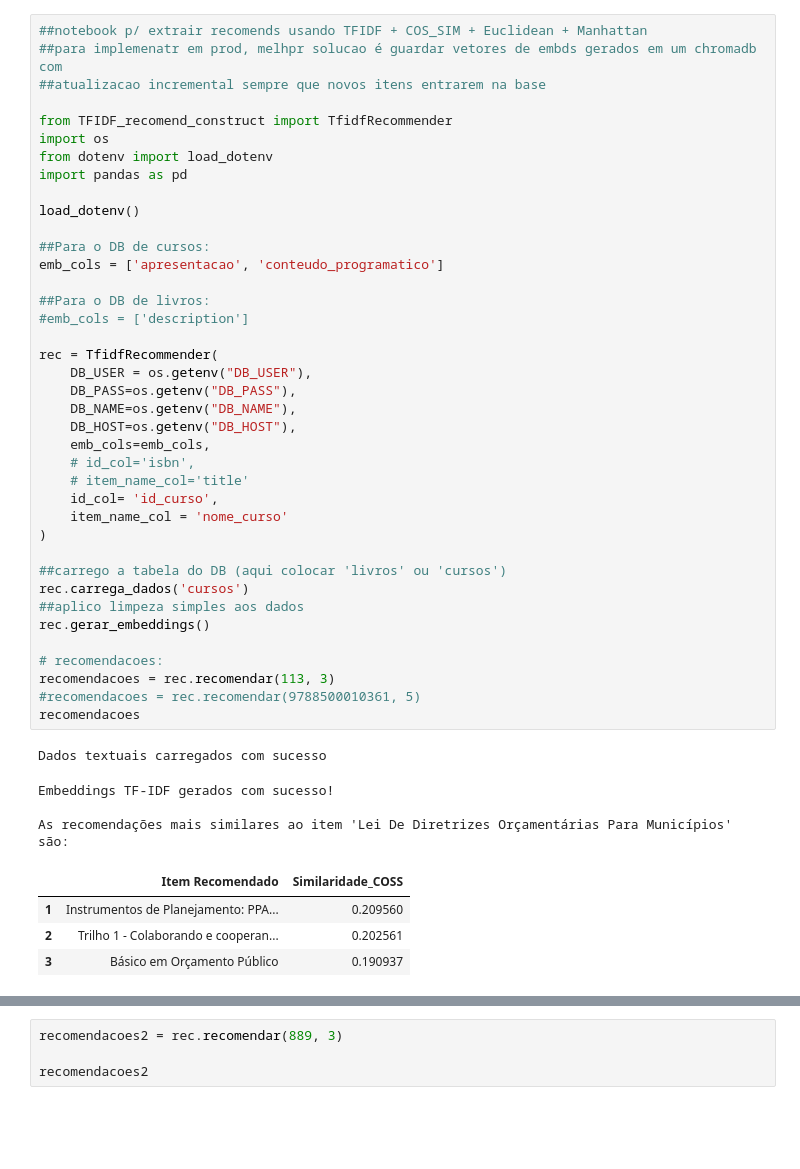
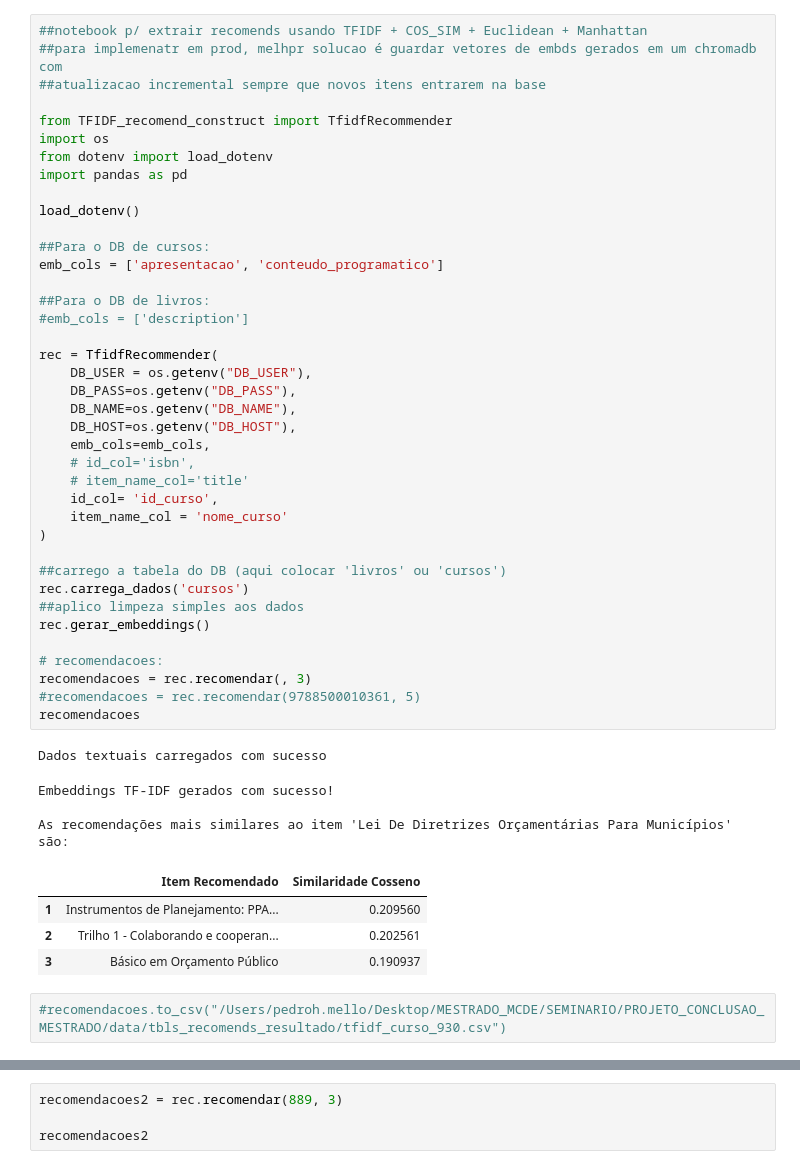
Before and after one commit to mello-pedro/dissertacao_mestrado, a Jupyter notebook: src_tfidf/extrair_recoms_TFIDF.ipynb, the cells around one changed output, grey strips where cells are left out. Cells and saved outputs as stored; diff of their text form; blank space fills up the shorter version.

```diff
--- a/src_tfidf/extrair_recoms_TFIDF.ipynb
+++ b/src_tfidf/extrair_recoms_TFIDF.ipynb
@@ -14,35 +14,37 @@ load_dotenv()
 emb_cols = ['apresentacao', 'conteudo_programatico']
 
 ##Para o DB de livros:
 #emb_cols = ['description']
 
 rec = TfidfRecommender(
     DB_USER = os.getenv("DB_USER"),
     DB_PASS=os.getenv("DB_PASS"),
     DB_NAME=os.getenv("DB_NAME"),
     DB_HOST=os.getenv("DB_HOST"),
     emb_cols=emb_cols,
     # id_col='isbn',
     # item_name_col='title'
     id_col= 'id_curso',
     item_name_col = 'nome_curso'
 )
 
 ##carrego a tabela do DB (aqui colocar 'livros' ou 'cursos')
 rec.carrega_dados('cursos')
 ##aplico limpeza simples aos dados
 rec.gerar_embeddings()
 
 # recomendacoes:
-recomendacoes = rec.recomendar(113, 3)
+recomendacoes = rec.recomendar(, 3)
 #recomendacoes = rec.recomendar(9788500010361, 5)
 recomendacoes
 # %% [output]
 Dados textuais carregados com sucesso
 Embeddings TF-IDF gerados com sucesso!
 
 As recomendações mais similares ao item 'Lei De Diretrizes Orçamentárias Para Municípios' são:
-|  | Item Recomendado | Similaridade_COSS |
+|  | Item Recomendado | Similaridade Cosseno |
 | 1 | Instrumentos de Planejamento: PPA... | 0.209560 |
 | 2 | Trilho 1 - Colaborando e cooperan... | 0.202561 |
 | 3 | Básico em Orçamento Público | 0.190937 |
+# %%
+#recomendacoes.to_csv("/Users/pedroh.mello/Desktop/MESTRADO_MCDE/SEMINARIO/PROJETO_CONCLUSAO_MESTRADO/data/tbls_recomends_resultado/tfidf_curso_930.csv")
```
Also changed, not shown: parts of 8 cells of this notebook, 11 other files.
